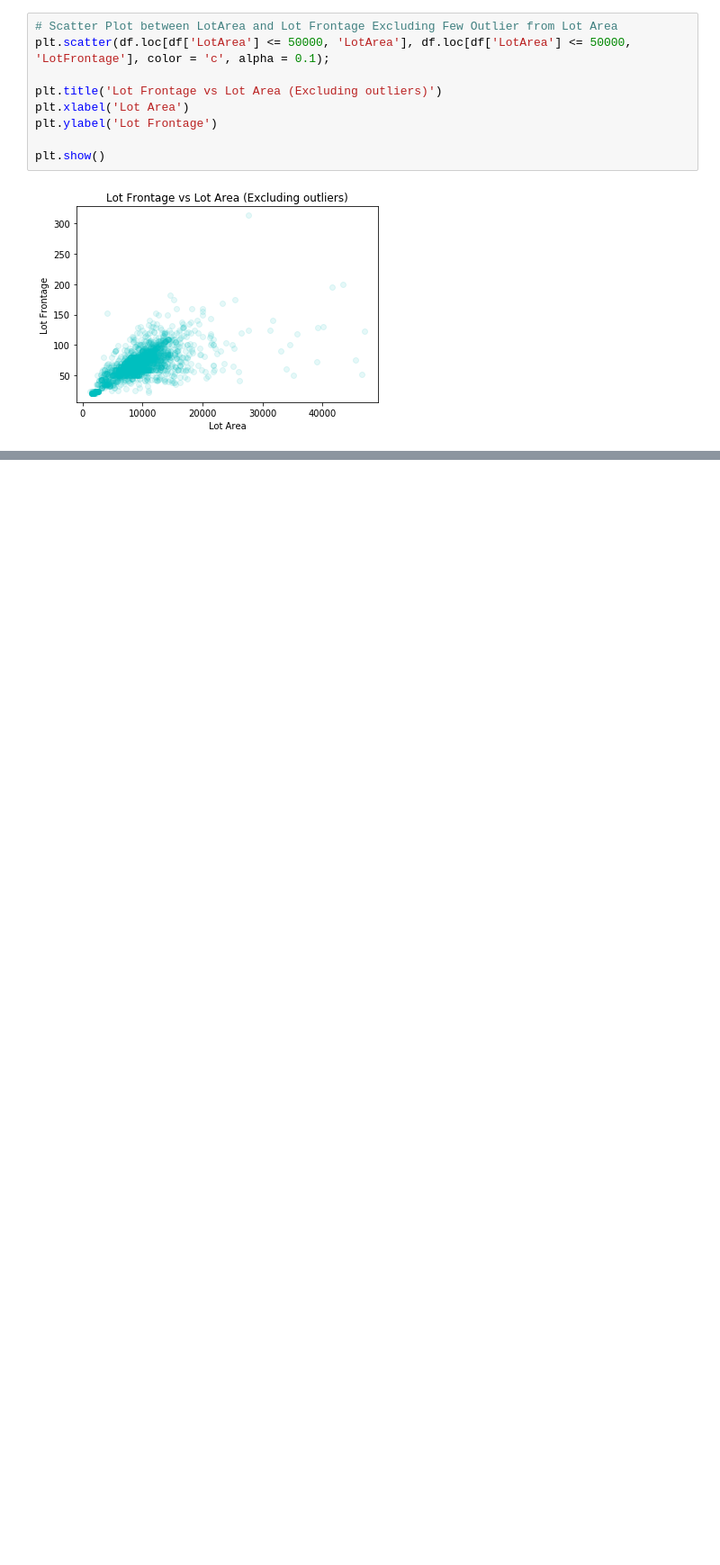
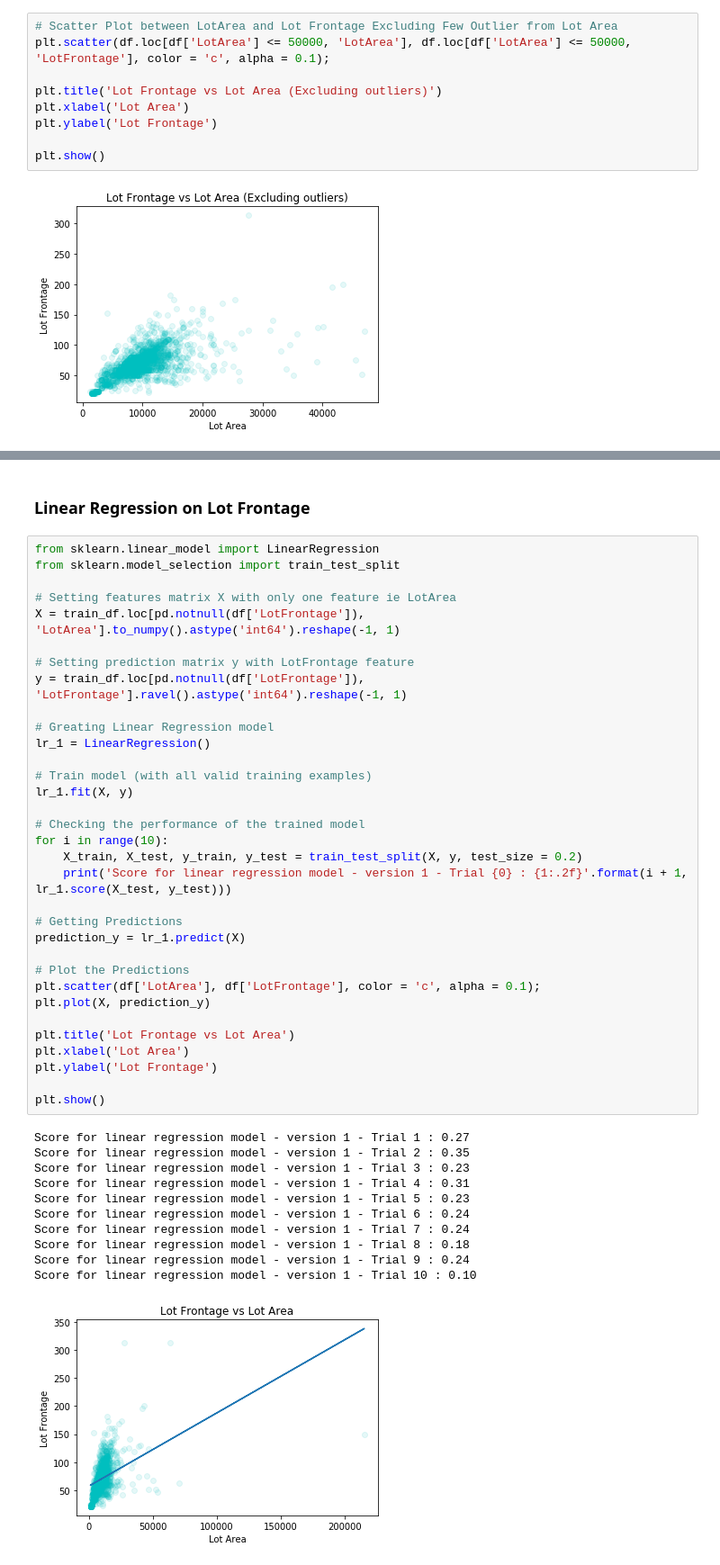
Before and after one commit to AnirudhAchal/Housing-Prices, a Jupyter notebook: Notebooks/Housing Prices .ipynb, the cells around one changed output, grey strips where cells are left out. Shown at 90% size. Drawn from its saved outputs; the diff is of its cells as text; blank space fills up the shorter version.

Commit message:
Linear Regression Model on Lot Frontage completed

```diff
--- a/Notebooks/Housing Prices .ipynb
+++ b/Notebooks/Housing Prices .ipynb
@@ -379,0 +380,47 @@ It is very clear the there is a linear relationship between Lot Area and Lot Fro
+# %% [markdown]
+### Linear Regression on Lot Frontage
+# %%
+from sklearn.linear_model import LinearRegression
+from sklearn.model_selection import train_test_split
+
+# Setting features matrix X with only one feature ie LotArea
+X = train_df.loc[pd.notnull(df['LotFrontage']), 'LotArea'].to_numpy().astype('int64').reshape(-1, 1)
+
+# Setting prediction matrix y with LotFrontage feature
+y = train_df.loc[pd.notnull(df['LotFrontage']), 'LotFrontage'].ravel().astype('int64').reshape(-1, 1)
+
+# Greating Linear Regression model
+lr_1 = LinearRegression()
+
+# Train model (with all valid training examples)
+lr_1.fit(X, y)
+
+# Checking the performance of the trained model
+for i in range(10):
+    X_train, X_test, y_train, y_test = train_test_split(X, y, test_size = 0.2)
+    print('Score for linear regression model - version 1 - Trial {0} : {1:.2f}'.format(i + 1, lr_1.score(X_test, y_test)))
+
+# Getting Predictions
+prediction_y = lr_1.predict(X)
+
+# Plot the Predictions
+plt.scatter(df['LotArea'], df['LotFrontage'], color = 'c', alpha = 0.1);
+plt.plot(X, prediction_y)
+
+plt.title('Lot Frontage vs Lot Area')
+plt.xlabel('Lot Area')
+plt.ylabel('Lot Frontage')
+
+plt.show()
+# %% [output]
+Score for linear regression model - version 1 - Trial 1 : 0.27
+Score for linear regression model - version 1 - Trial 2 : 0.35
+Score for linear regression model - version 1 - Trial 3 : 0.23
+Score for linear regression model - version 1 - Trial 4 : 0.31
+Score for linear regression model - version 1 - Trial 5 : 0.23
+Score for linear regression model - version 1 - Trial 6 : 0.24
+Score for linear regression model - version 1 - Trial 7 : 0.24
+Score for linear regression model - version 1 - Trial 8 : 0.18
+Score for linear regression model - version 1 - Trial 9 : 0.24
+Score for linear regression model - version 1 - Trial 10 : 0.10
+[figure, added]
```
Also changed, not shown: parts of 5 cells of this notebook.
